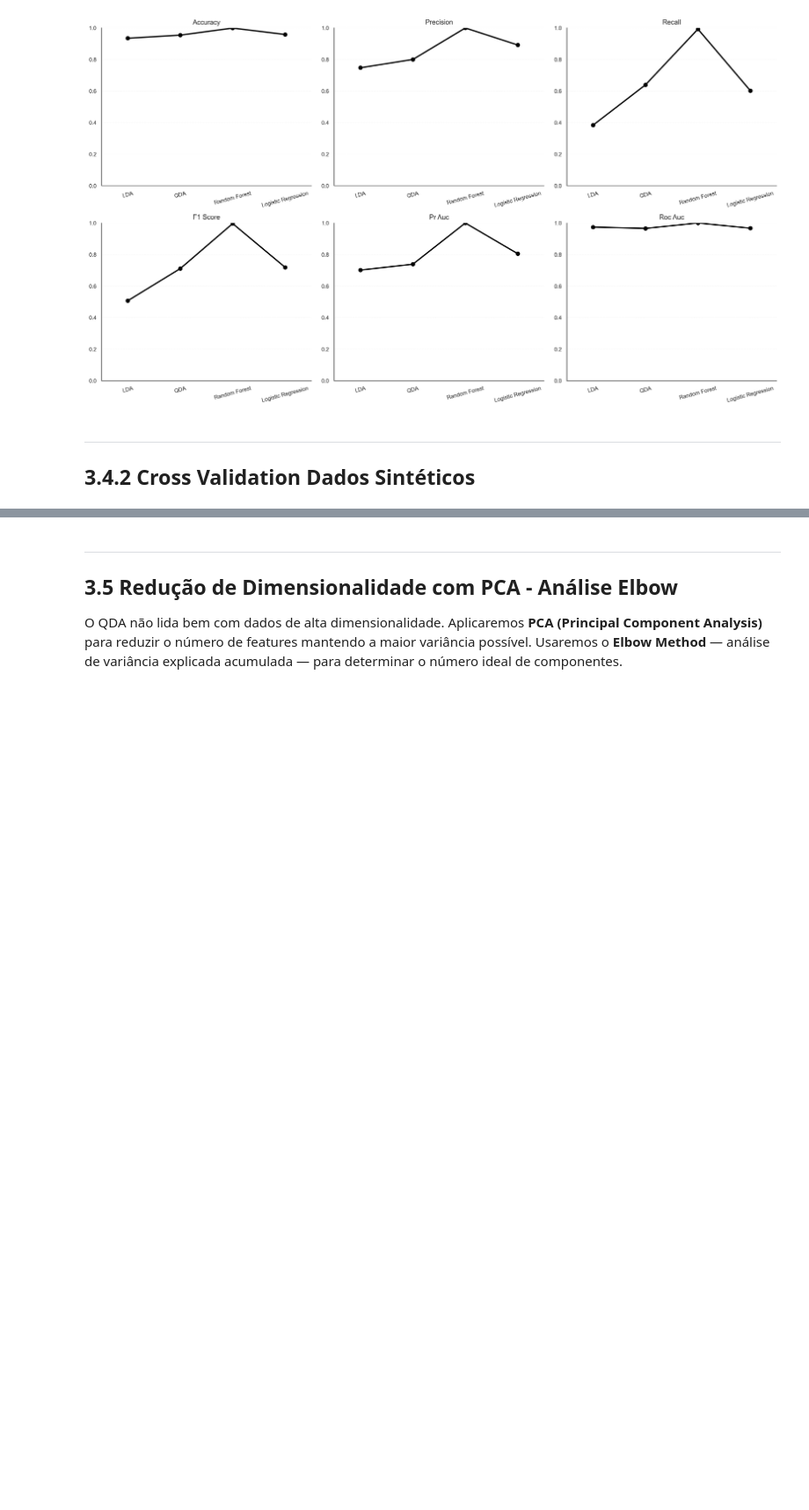
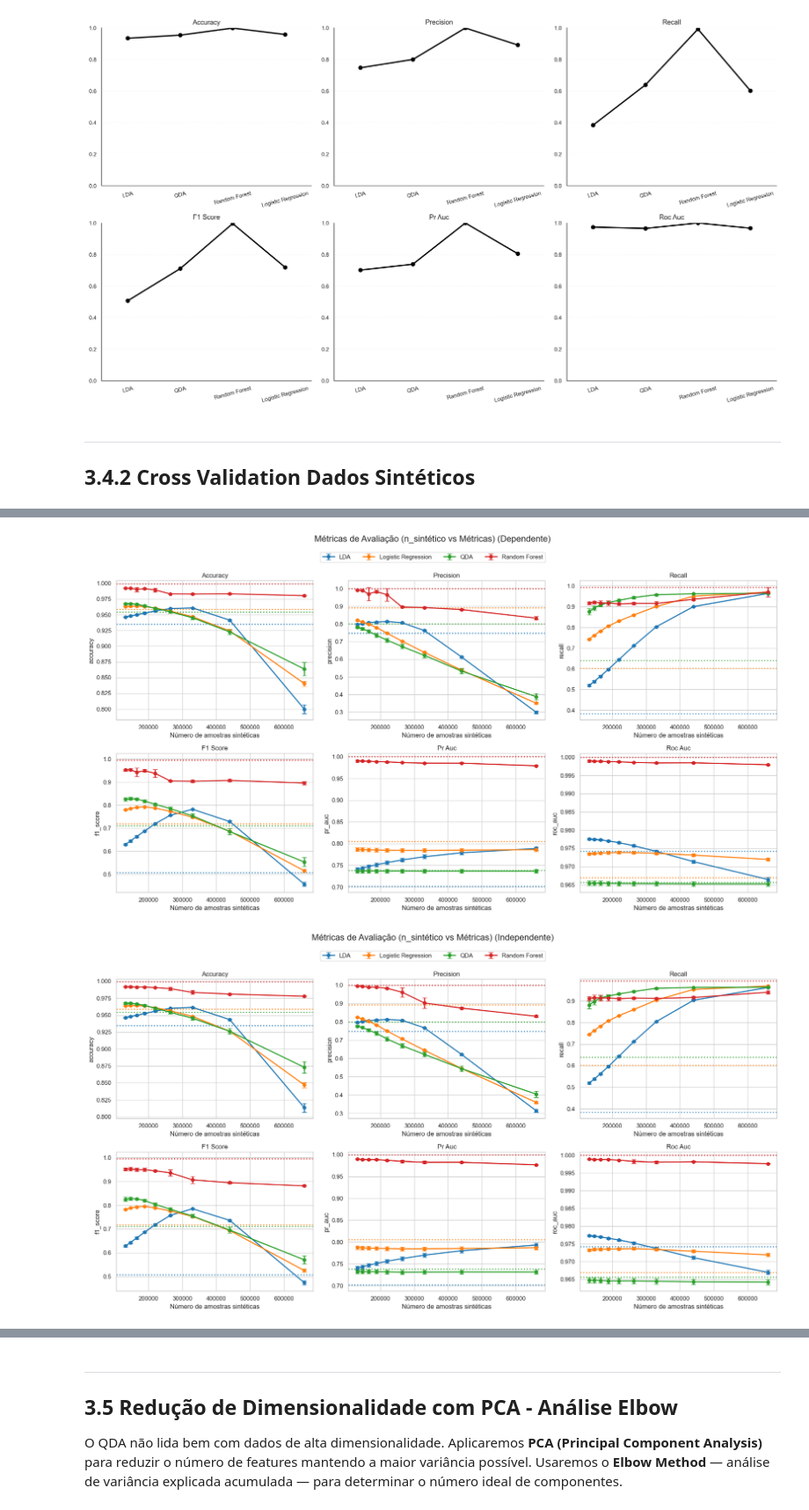
Before and after one commit to zezedp/IML2026_PROJETO, a Jupyter notebook: Projeto.ipynb, the cells around one changed output, grey strips where cells are left out. Shown at 88% size. Drawn from its saved outputs; the diff is of its cells as text; code cells hidden in the pictures; blank space fills up the shorter version.

Commit message:
feat: graphs n_sintetico (bernoulli / dependent binary features)

```diff
--- a/Projeto.ipynb
+++ b/Projeto.ipynb
@@ -515,7 +515,7 @@ n_legitimas = (y_train == 0).sum()
 n_desequilibrio = abs(n_legitimas - n_fraudes)
 
 n_sintetico_candidates = [
-    int(n_desequilibrio // div) for div in [1.0, 1.5, 2.0, 2.5, 3.0]
+    int(n_desequilibrio // div) for div in [1.0, 1.5, 2.0, 2.5, 3.0, 3.5, 4.0, 4.5, 5.0]
 ]
 print(f"Candidatos de n_sintetico: {n_sintetico_candidates}")
 # %% [output]
@@ -746,7 +794,7 @@ def balance_train(X_train, y_train, n_sintetico, independent=False):
 # Treino com dados sintéticos
 import pandas as pd
 from sklearn.metrics import confusion_matrix
-def train_with_synthetic(X_train, y_train):
+def train_with_synthetic(X_train, y_train, independent=False):
     """
     Treina modelos COM dados sintéticos e retorna métricas de avaliação.
     """
@@ -776,7 +824,8 @@ def train_with_synthetic(X_train, y_train):
                 X_train_fold, y_train_fold = balance_train(
                     X_train_fold,
                     y_train_fold,
-                    n_sintetico
+                    n_sintetico,
+                    independent=independent
                 )
                 print("\t Finished balancing train set.")
                 modelo.train(X_train_fold, y_train_fold)
@@ -807,6 +856,3 @@ def train_with_synthetic(X_train, y_train):
                 )
             }
     return resultados
-
-synthetic_results = train_with_synthetic(X_train, y_train)
-synthetic_results
@@ -847,0 +879,2 @@ Treinando modelo: LDA
+# %%
+synthetic_results_independent = train_with_synthetic(X_train, y_train, independent=True)
@@ -899,0 +1052,6 @@ plt.show()
+# %%
+plot_metrics(synthetic_results, "(Dependente)", baseline_results=baseline_results)
+plot_metrics(synthetic_results_independent, "(Independente)", baseline_results=baseline_results)
+# %% [output]
+[figure, added]
+[figure, added]
```
Also changed, not shown: parts of 10 cells of this notebook.
